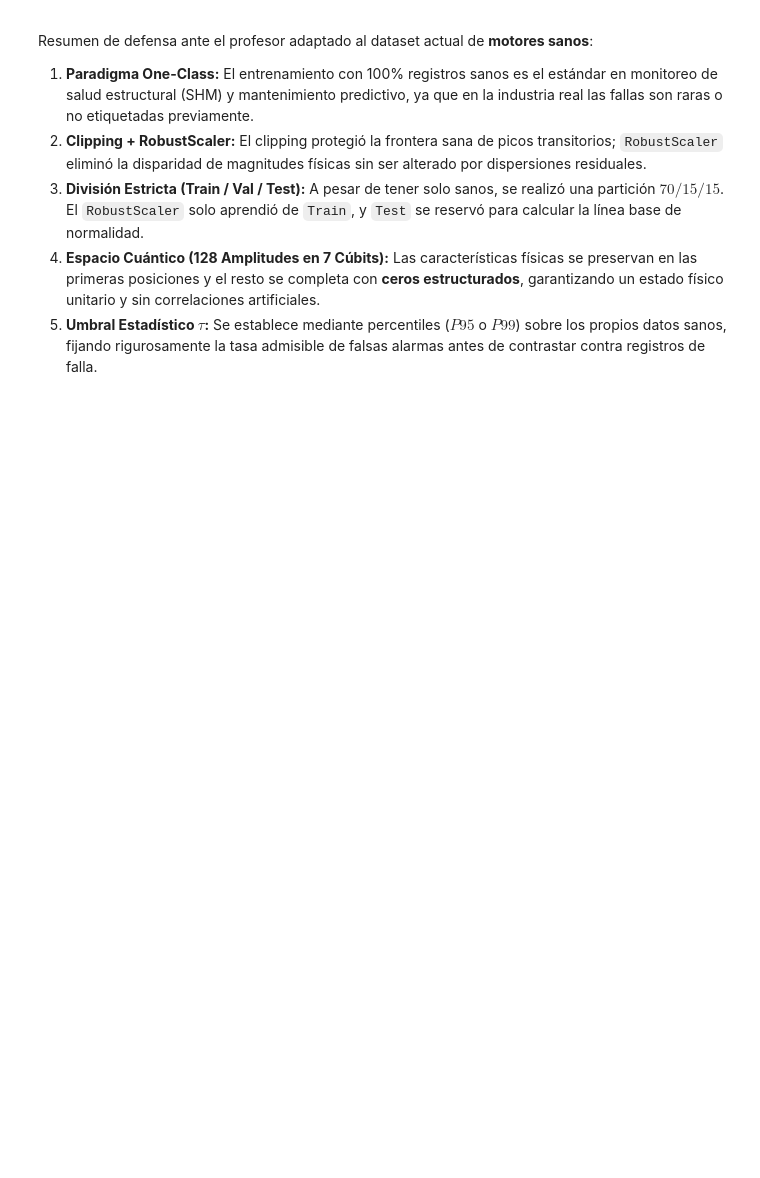
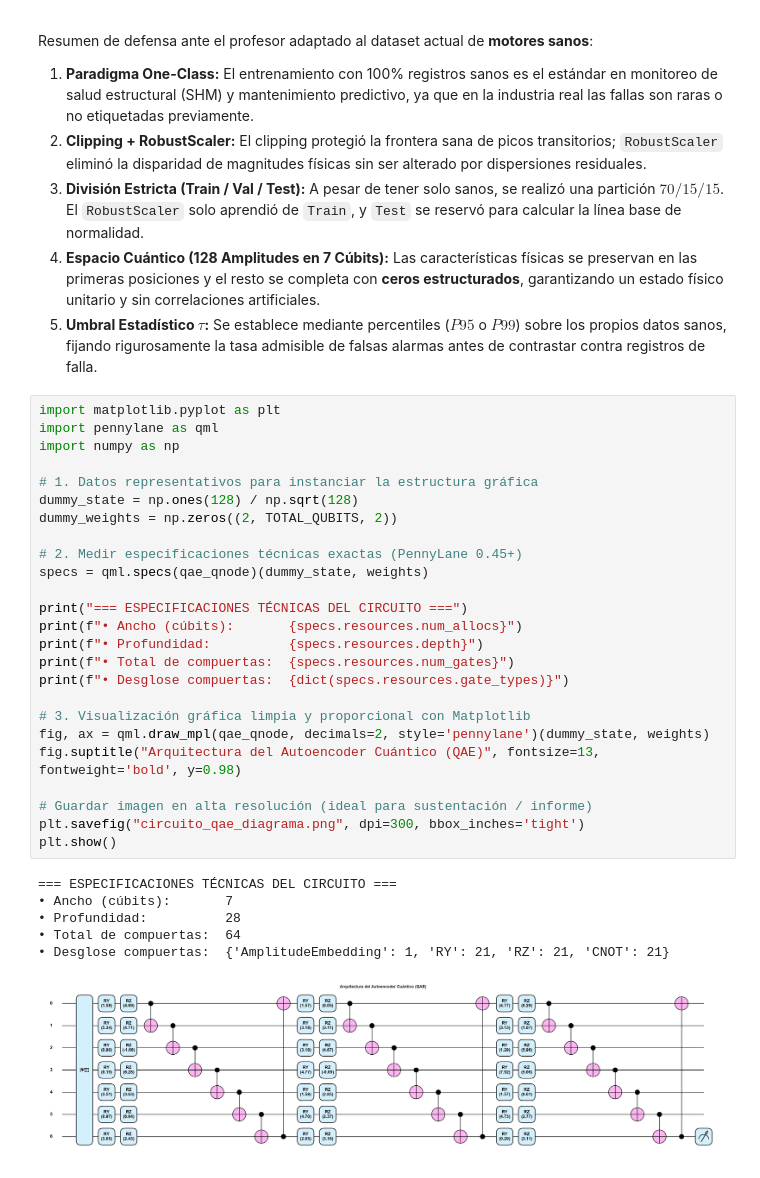
Before and after one commit to JoseGG8/AutoEncoderPi, a Jupyter notebook: algoritmosTratamientoDatos/PipelineRobustScaler+Clipping/pipeline_autoencoder_cuantico.ipynb, the cells around one changed output. Saved outputs shown, nothing was run; the diff lists cells and outputs as text; blank space fills up the shorter version.

Commit message:
grafica profundidad y ancho primer pipeline

```diff
--- a/algoritmosTratamientoDatos/PipelineRobustScaler+Clipping/pipeline_autoencoder_cuantico.ipynb
+++ b/algoritmosTratamientoDatos/PipelineRobustScaler+Clipping/pipeline_autoencoder_cuantico.ipynb
@@ -749,3 +767,35 @@ Resumen de defensa ante el profesor adaptado al dataset actual de **motores sano
    Las características físicas se preservan en las primeras posiciones y el resto se completa con **ceros estructurados**, garantizando un estado físico unitario y sin correlaciones artificiales.
 5. **Umbral Estadístico $\tau$:**
    Se establece mediante percentiles ($P95$ o $P99$) sobre los propios datos sanos, fijando rigurosamente la tasa admisible de falsas alarmas antes de contrastar contra registros de falla.
+# %%
+import matplotlib.pyplot as plt
+import pennylane as qml
+import numpy as np
+
+# 1. Datos representativos para instanciar la estructura gráfica
+dummy_state = np.ones(128) / np.sqrt(128)
+dummy_weights = np.zeros((2, TOTAL_QUBITS, 2))
+
+# 2. Medir especificaciones técnicas exactas (PennyLane 0.45+)
+specs = qml.specs(qae_qnode)(dummy_state, weights)
+
+print("=== ESPECIFICACIONES TÉCNICAS DEL CIRCUITO ===")
+print(f"• Ancho (cúbits):       {specs.resources.num_allocs}")
+print(f"• Profundidad:          {specs.resources.depth}")
+print(f"• Total de compuertas:  {specs.resources.num_gates}")
+print(f"• Desglose compuertas:  {dict(specs.resources.gate_types)}")
+
+# 3. Visualización gráfica limpia y proporcional con Matplotlib
+fig, ax = qml.draw_mpl(qae_qnode, decimals=2, style='pennylane')(dummy_state, weights)
+fig.suptitle("Arquitectura del Autoencoder Cuántico (QAE)", fontsize=13, fontweight='bold', y=0.98)
+
+# Guardar imagen en alta resolución (ideal para sustentación / informe)
+plt.savefig("circuito_qae_diagrama.png", dpi=300, bbox_inches='tight')
+plt.show()
+# %% [output]
+=== ESPECIFICACIONES TÉCNICAS DEL CIRCUITO ===
+• Ancho (cúbits):       7
+• Profundidad:          28
+• Total de compuertas:  64
+• Desglose compuertas:  {'AmplitudeEmbedding': 1, 'RY': 21, 'RZ': 21, 'CNOT': 21}
+[figure, added]
```
Also changed, not shown: parts of 6 cells of this notebook, 2 other files.
